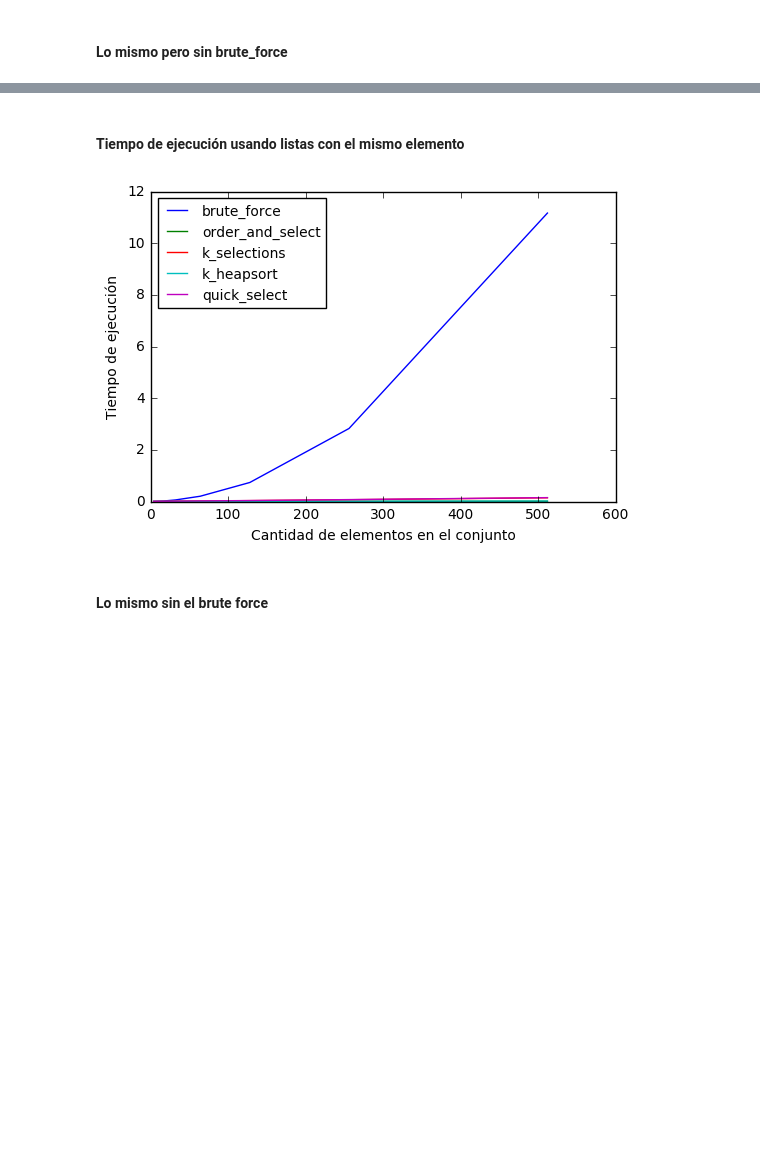
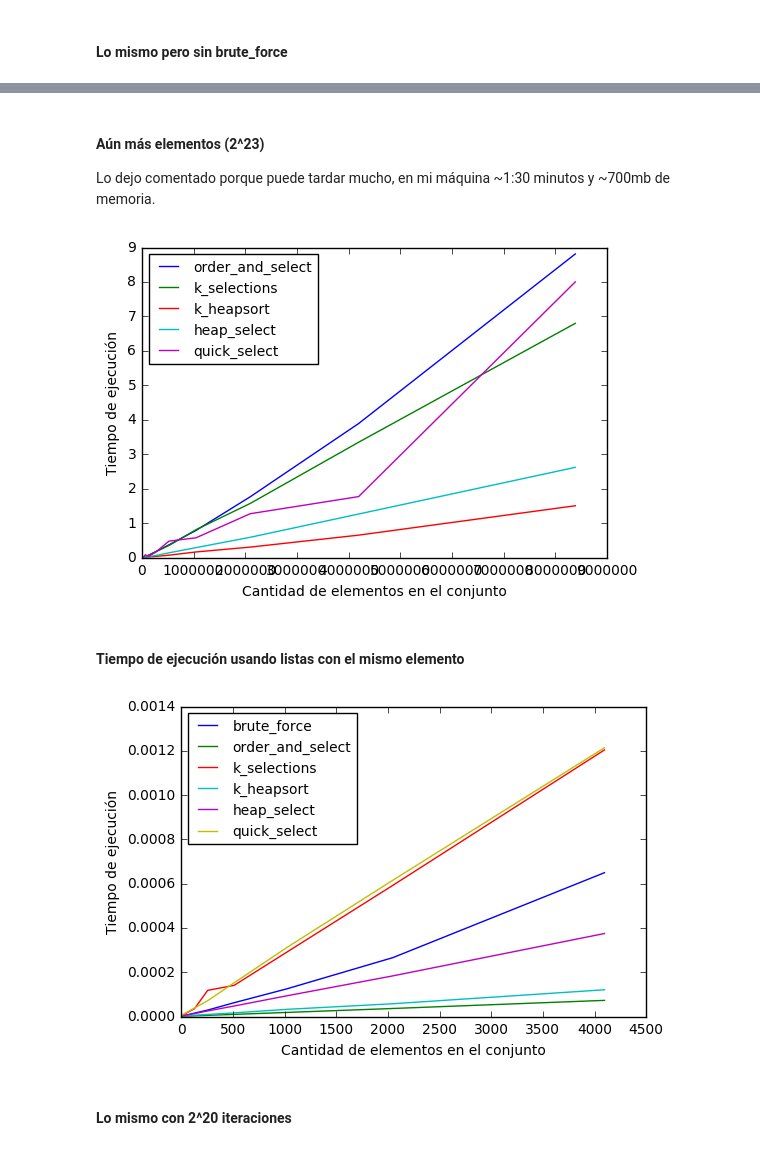
Before and after one commit to edittler/tda-fiuba, a Jupyter notebook: tp1/estadistico-k/algoritmos.ipynb, the cells around one changed output, grey strips where cells are left out. Cells and saved outputs as stored; diff of their text form; code cells hidden in the pictures; blank space fills up the shorter version.

```diff
--- a/tp1/estadistico-k/algoritmos.ipynb
+++ b/tp1/estadistico-k/algoritmos.ipynb
@@ -65,9 +75,16 @@ plot_algorithms([order_and_select, k_selections, k_heapsort, quick_select], numb
+# %% [markdown]
+#### Aún más elementos (2^23)
+Lo dejo comentado porque puede tardar mucho, en mi máquina ~1:30 minutos y ~700mb de memoria.
+# %%
+plot_algorithms([order_and_select, k_selections, k_heapsort, heap_select, quick_select], maxiter=24)
+# %% [output]
+[figure, added]
 # %% [markdown]
 #### Tiempo de ejecución usando listas con el mismo elemento
 # %%
-plot_algorithms([brute_force, order_and_select, k_selections, k_heapsort, quick_select], items_getter=get_same_elements)
+plot_algorithms([brute_force, order_and_select, k_selections, k_heapsort, heap_select, quick_select], items_getter=get_same_elements, maxiter=13)
 # %% [output]
-[figure, old version]
+[figure, new version]
-# %% [markdown]
-#### Lo mismo sin el brute force
+# %% [markdown]
+#### Lo mismo con 2^20 iteraciones
 # %%
```
Also changed, not shown: parts of 7 cells of this notebook.
